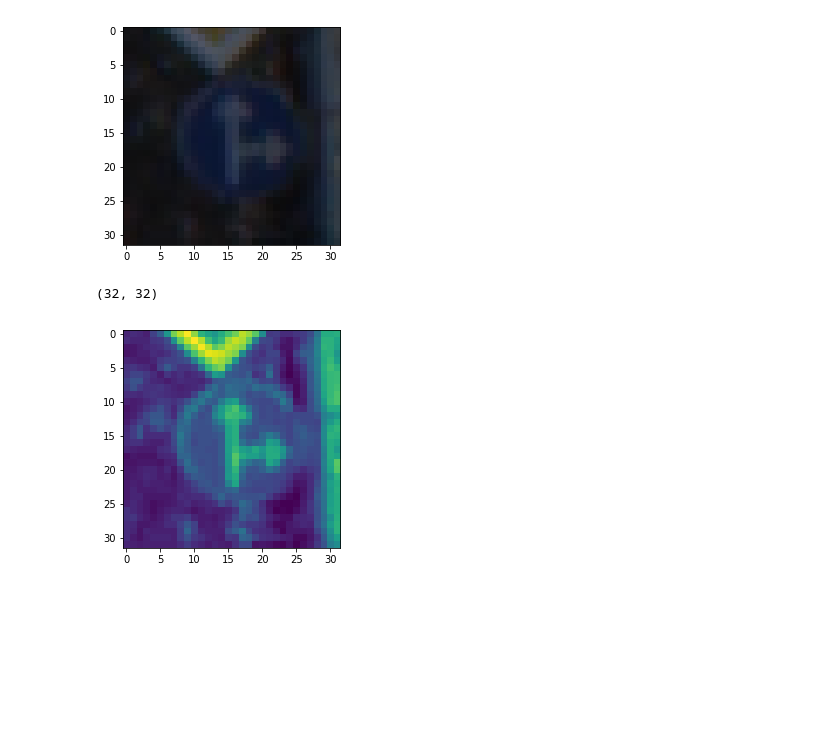
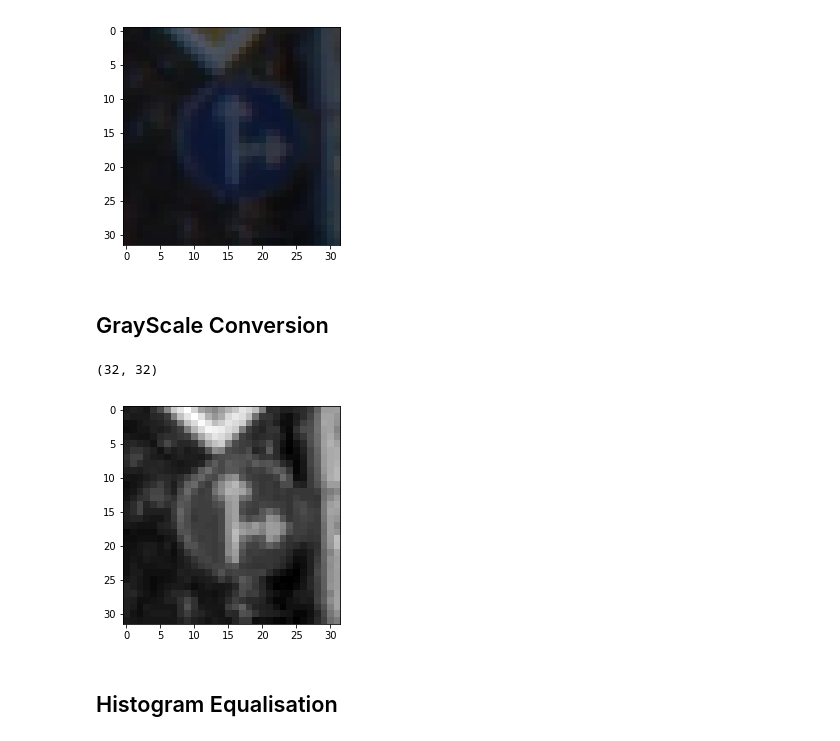
Before and after one commit to CleanPegasus/Traffic-Sign-Classifier, a Jupyter notebook: Traffic Sign Classifier.ipynb, the cells around one changed output. Saved outputs shown, nothing was run; the diff lists cells and outputs as text; code cells hidden in the pictures; blank space fills up the shorter version.

```diff
--- a/Traffic Sign Classifier.ipynb
+++ b/Traffic Sign Classifier.ipynb
@@ -87,14 +87,18 @@ print(y_train[1000])
 (32, 32, 3)
 36
 [figure]
+# %% [markdown]
+## GrayScale Conversion
 # %%
 def grayscale(img):
     image = cv2.cvtColor(img, cv2.COLOR_BGR2GRAY)
     return image
 # %%
 img = grayscale(X_train[1000])
-plt.imshow(img)
+plt.imshow(img, cmap = 'gray')
 print(img.shape)
 # %% [output]
 (32, 32)
-[figure, old version]
+[figure, new version]
+# %% [markdown]
+## Histogram Equalisation
```
Also changed, not shown: parts of 8 cells of this notebook.
